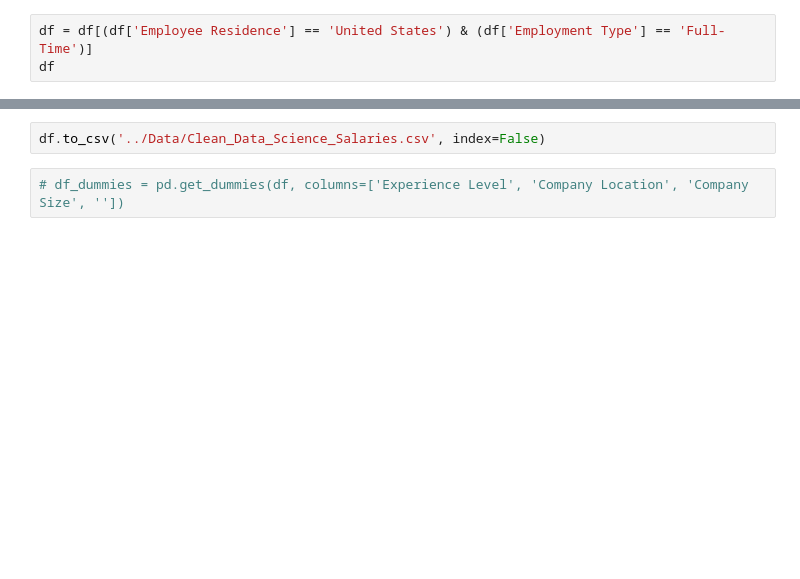
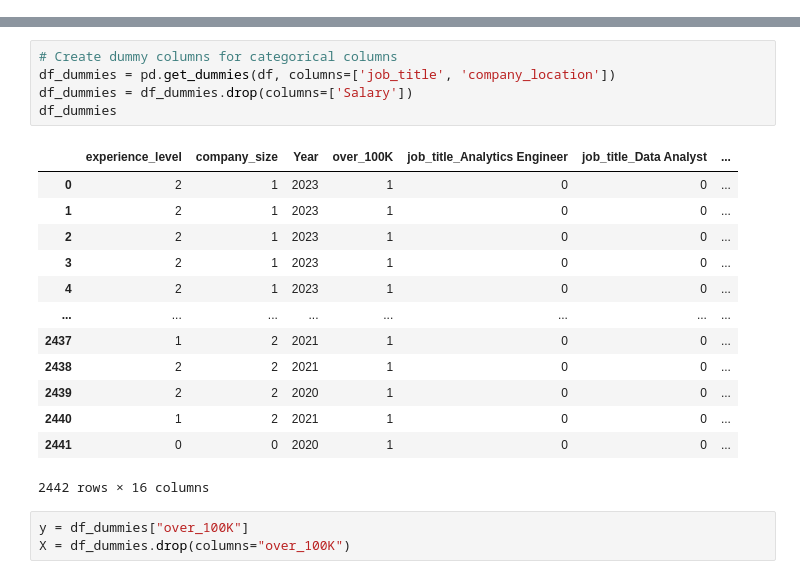
Before and after one commit to NathanRosse/DataScienceSalariesP4, a Jupyter notebook: Notebook/machine_learning_cynthia.ipynb, the cells around one changed output, grey strips where cells are left out. Drawn from its saved outputs; the diff is of its cells as text; blank space fills up the shorter version.

```diff
--- a/Notebook/machine_learning_cynthia.ipynb
+++ b/Notebook/machine_learning_cynthia.ipynb
@@ -42,3 +25,0 @@ df
-# %%
-df = df[(df['Employee Residence'] == 'United States') & (df['Employment Type'] == 'Full-Time')]
-df
@@ -96,4 +161,22 @@ df
-# %%
-df.to_csv('../Data/Clean_Data_Science_Salaries.csv', index=False)
-# %%
-# df_dummies = pd.get_dummies(df, columns=['Experience Level', 'Company Location', 'Company Size', ''])
+# %%
+# Create dummy columns for categorical columns
+df_dummies = pd.get_dummies(df, columns=['job_title', 'company_location'])
+df_dummies = df_dummies.drop(columns=['Salary'])
+df_dummies
+# %% [output]
+|  | experience_level | company_size | Year | over_100K | job_title_Analytics Engineer | job_title_Data Analyst | ... |
+| 0 | 2 | 1 | 2023 | 1 | 0 | 0 | ... |
+| 1 | 2 | 1 | 2023 | 1 | 0 | 0 | ... |
+| 2 | 2 | 1 | 2023 | 1 | 0 | 0 | ... |
+| 3 | 2 | 1 | 2023 | 1 | 0 | 0 | ... |
+| 4 | 2 | 1 | 2023 | 1 | 0 | 0 | ... |
+| ... | ... | ... | ... | ... | ... | ... | ... |
+| 2437 | 1 | 2 | 2021 | 1 | 0 | 0 | ... |
+| 2438 | 2 | 2 | 2021 | 1 | 0 | 0 | ... |
+| 2439 | 2 | 2 | 2020 | 1 | 0 | 0 | ... |
+| 2440 | 1 | 2 | 2021 | 1 | 0 | 0 | ... |
+| 2441 | 0 | 0 | 2020 | 1 | 0 | 0 | ... |
+2442 rows × 16 columns
+# %%
+y = df_dummies["over_100K"]
+X = df_dummies.drop(columns="over_100K")
```
Also changed, not shown: parts of 23 cells of this notebook, 2 other files.
